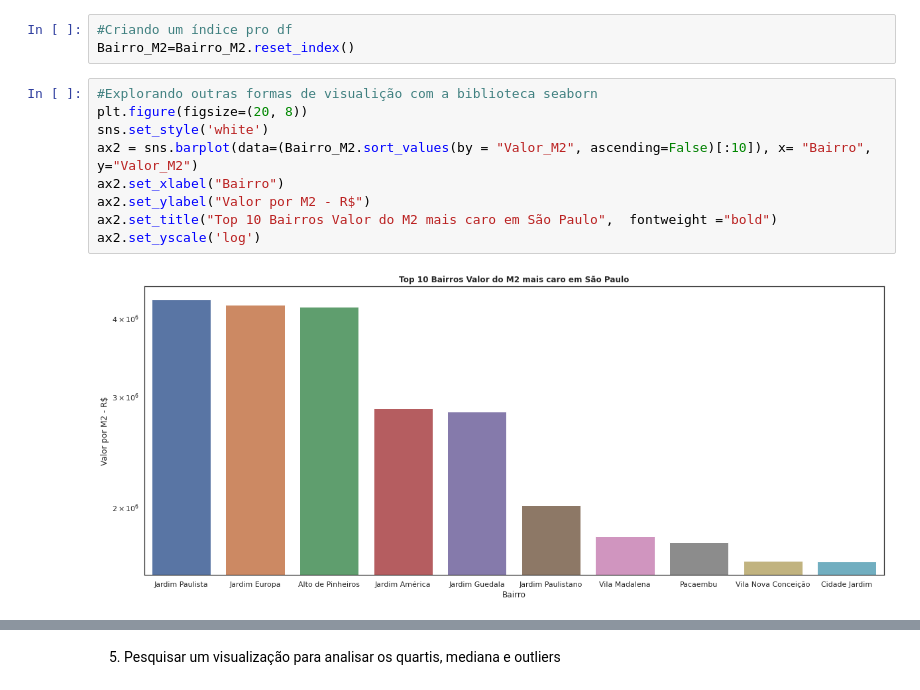
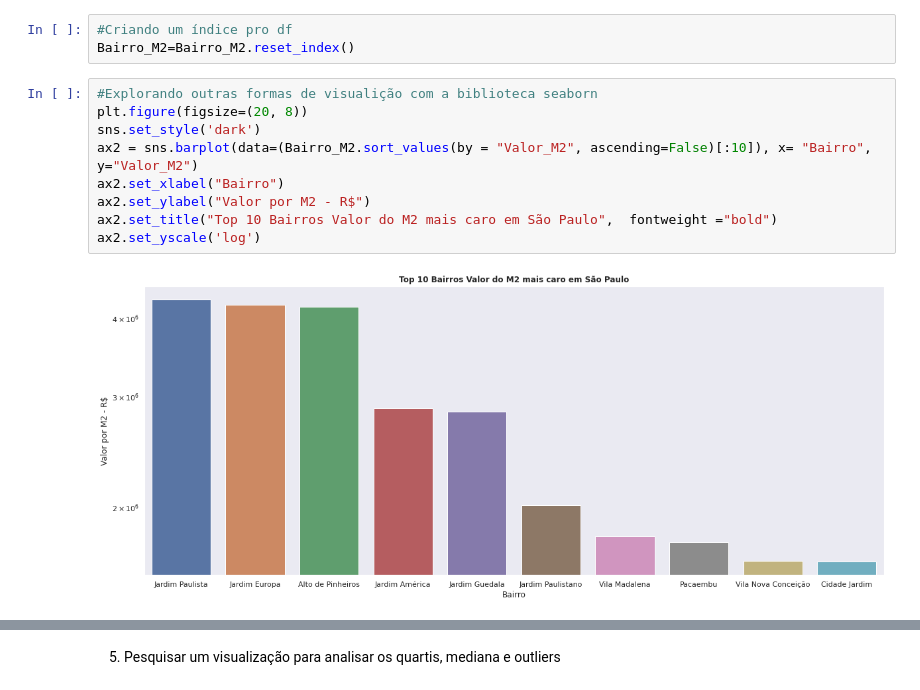
Before and after one commit to carlamoema/Imersao_dados_Alura, a Jupyter notebook: Imersao_dados_4_aula2.ipynb, the cells around one changed output, grey strips where cells are left out. Saved outputs shown, nothing was run; the diff lists cells and outputs as text.

```diff
--- a/Imersao_dados_4_aula2.ipynb
+++ b/Imersao_dados_4_aula2.ipynb
@@ -119,11 +165,11 @@ Bairro_M2=Bairro_M2.reset_index()
 # %%
 #Explorando outras formas de visualição com a biblioteca seaborn
 plt.figure(figsize=(20, 8))
-sns.set_style('white')
+sns.set_style('dark')
 ax2 = sns.barplot(data=(Bairro_M2.sort_values(by = "Valor_M2", ascending=False)[:10]), x= "Bairro", y="Valor_M2")
 ax2.set_xlabel("Bairro")
 ax2.set_ylabel("Valor por M2 - R$")
 ax2.set_title("Top 10 Bairros Valor do M2 mais caro em São Paulo",  fontweight ="bold")
 ax2.set_yscale('log')
 # %% [output]
-[figure, old version]
+[figure, new version]
```
Also changed, not shown: parts of 12 cells of this notebook.
